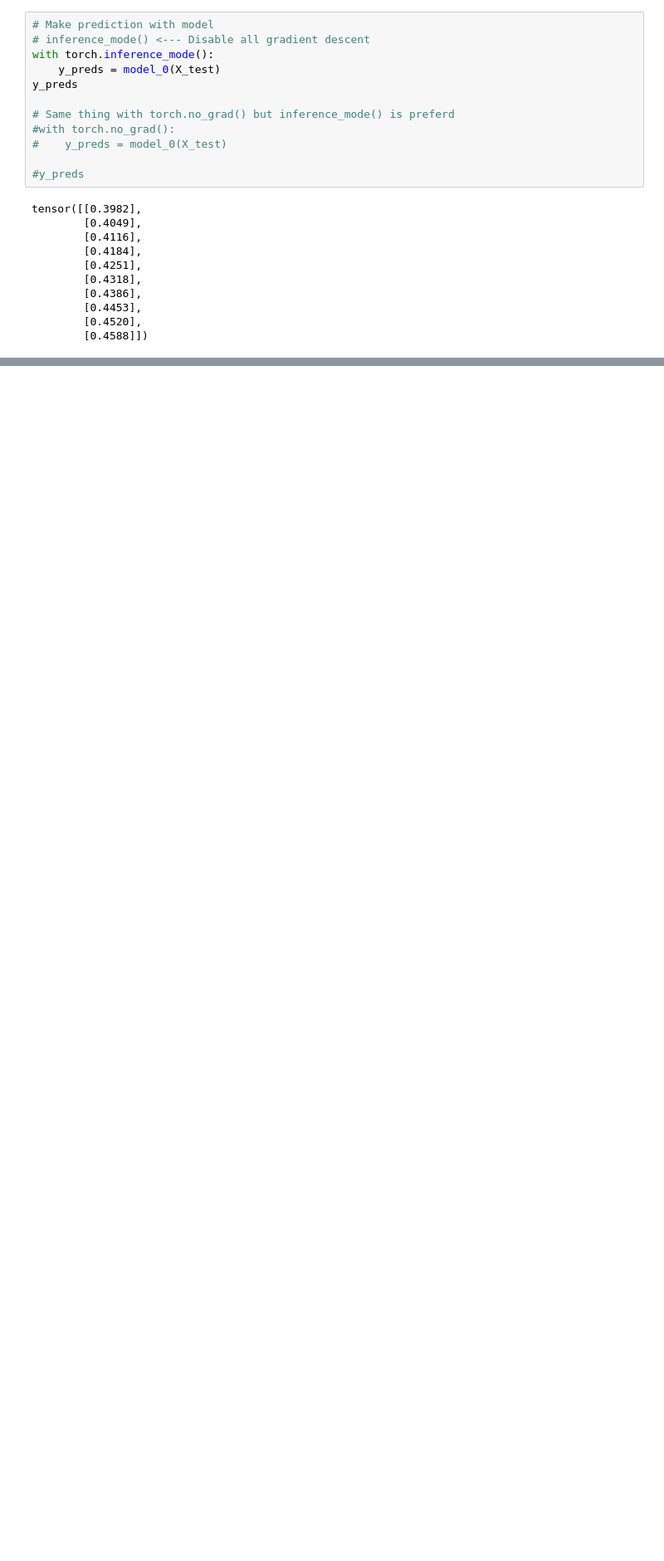
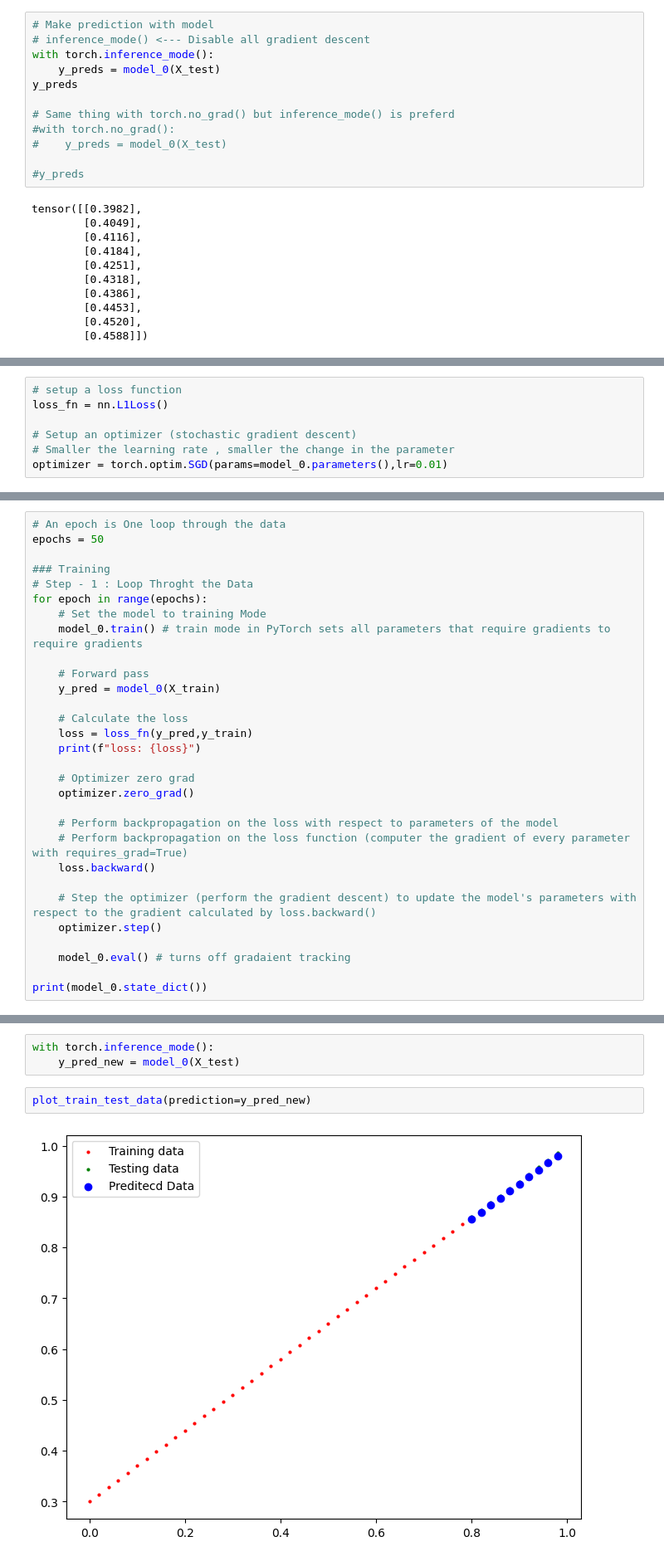
Before and after one commit to dipayandutta/Machine-Learning-Journey, a Jupyter notebook: pytorch/PyTorchWorkflow.ipynb, the cells around one changed output, grey strips where cells are left out. Shown at 83% size. Drawn from its saved outputs; the diff is of its cells as text; blank space fills up the shorter version.

```diff
--- a/pytorch/PyTorchWorkflow.ipynb
+++ b/pytorch/PyTorchWorkflow.ipynb
@@ -264,0 +285,7 @@ Or in other words from a poor representation of the data to a better representat
+# %%
+# setup a loss function
+loss_fn = nn.L1Loss()
+
+# Setup an optimizer (stochastic gradient descent)
+# Smaller the learning rate , smaller the change in the parameter
+optimizer = torch.optim.SGD(params=model_0.parameters(),lr=0.01)
@@ -264,0 +314,30 @@ Or in other words from a poor representation of the data to a better representat
+# %%
+# An epoch is One loop through the data
+epochs = 50
+
+### Training
+# Step - 1 : Loop Throght the Data
+for epoch in range(epochs):
+    # Set the model to training Mode
+    model_0.train() # train mode in PyTorch sets all parameters that require gradients to require gradients
+
+    # Forward pass
+    y_pred = model_0(X_train)
+
+    # Calculate the loss
+    loss = loss_fn(y_pred,y_train)
+    print(f"loss: {loss}")
+
+    # Optimizer zero grad
+    optimizer.zero_grad()
+
+    # Perform backpropagation on the loss with respect to parameters of the model
+    # Perform backpropagation on the loss function (computer the gradient of every parameter with requires_grad=True)
+    loss.backward()
+
+    # Step the optimizer (perform the gradient descent) to update the model's parameters with respect to the gradient calculated by loss.backward()
+    optimizer.step()
+
+    model_0.eval() # turns off gradaient tracking
+
+print(model_0.state_dict())
@@ -264,0 +374,7 @@ Or in other words from a poor representation of the data to a better representat
+# %%
+with torch.inference_mode():
+    y_pred_new = model_0(X_test)
+# %%
+plot_train_test_data(prediction=y_pred_new)
+# %% [output]
+[figure, added]
```
Also changed, not shown: parts of 24 cells of this notebook.
